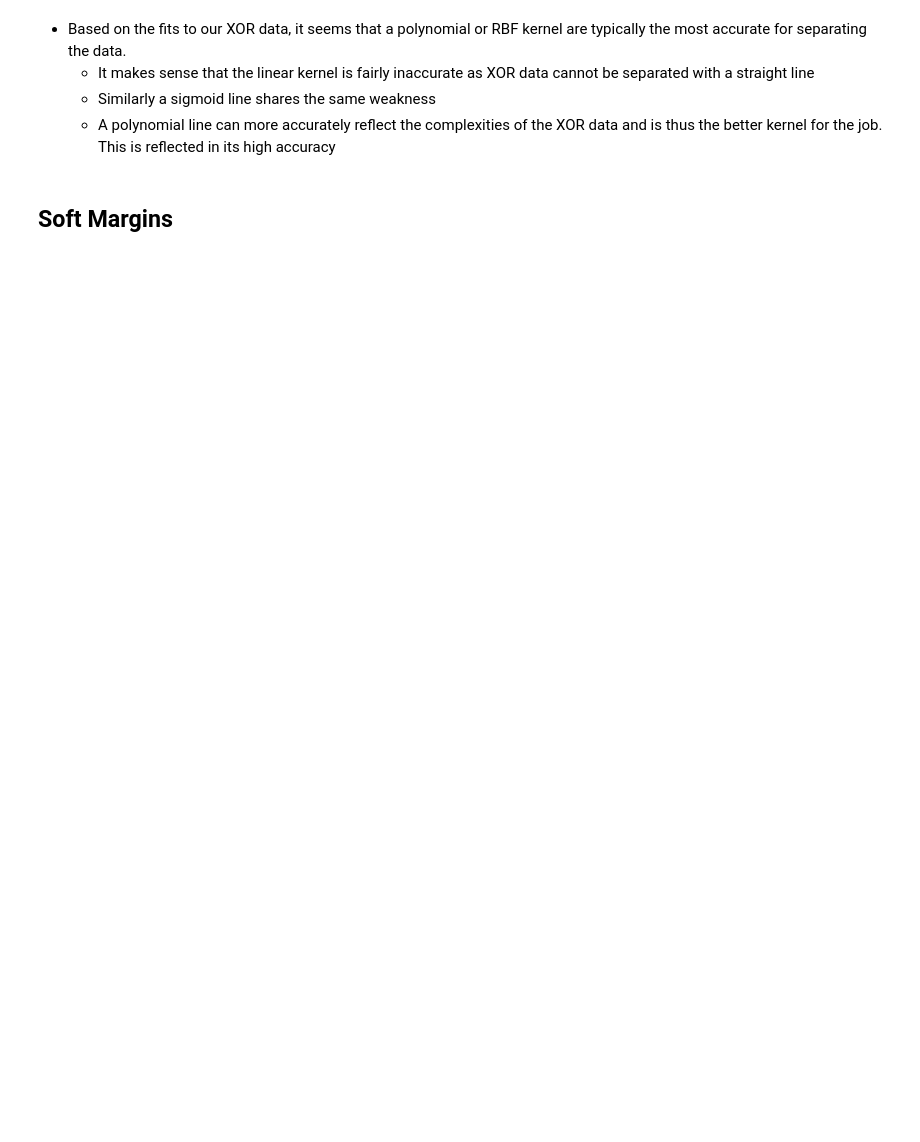
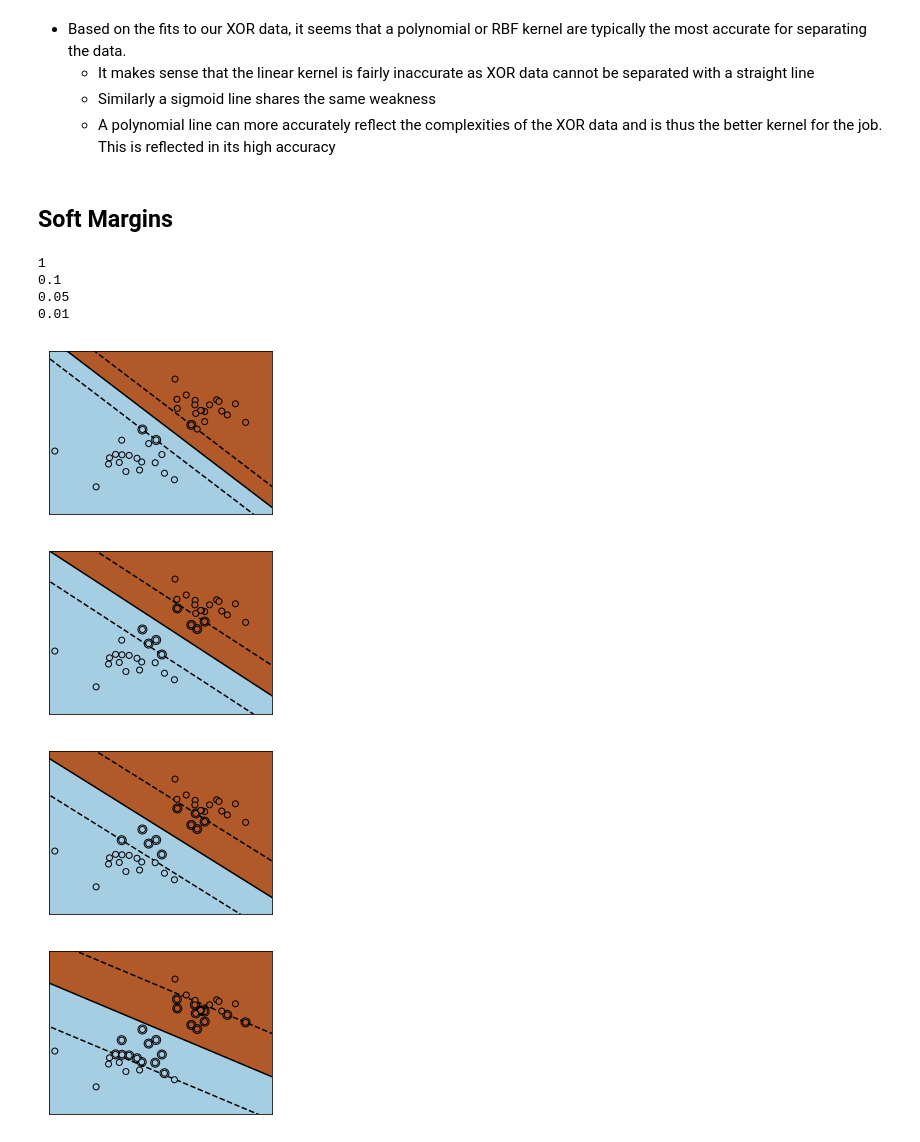
Before and after one commit to akkamin/ics435-svm, a Jupyter notebook: SVM_Combined.ipynb, the cells around one changed output. Drawn from its saved outputs; the diff is of its cells as text; code cells hidden in the pictures; blank space fills up the shorter version.

```diff
--- a/SVM_Combined.ipynb
+++ b/SVM_Combined.ipynb
@@ -403,3 +405,78 @@ accuracy for sigmoid svm: 60.0%
   - A polynomial line can more accurately reflect the complexities of the XOR data and is thus the better kernel for the job. This is reflected in its high accuracy
 # %% [markdown]
 ## Soft Margins
+# %%
+#from scikit learn example
+#https://scikit-learn.org/stable/auto_examples/svm/plot_svm_margin.html
+
+# we create 40 separable points
+np.random.seed(0)
+X = np.r_[np.random.randn(20, 2) - [2, 2], np.random.randn(20, 2) + [2, 2]]
+Y = [0] * 20 + [1] * 20
+
+# figure number
+fignum = 1
+
+# fit the model
+for name, penalty in (('unreg1', 1), ('unreg', .1), ('reg', 0.05), ('reg2', 0.01)):
+    print(str(penalty))
+    clf = svm.SVC(kernel='linear', C=penalty)
+    clf.fit(X, Y)
+
+    # get the separating hyperplane
+    w = clf.coef_[0]
+    a = -w[0] / w[1]
+    xx = np.linspace(-5, 5)
+    yy = a * xx - (clf.intercept_[0]) / w[1]
+
+    # plot the parallels to the separating hyperplane that pass through the
+    # support vectors (margin away from hyperplane in direction
+    # perpendicular to hyperplane). This is sqrt(1+a^2) away vertically in
+    # 2-d.
+    margin = 1 / np.sqrt(np.sum(clf.coef_ ** 2))
+    yy_down = yy - np.sqrt(1 + a ** 2) * margin
+    yy_up = yy + np.sqrt(1 + a ** 2) * margin
+
+    # plot the line, the points, and the nearest vectors to the plane
+    plt.figure(fignum, figsize=(4, 3))
+    plt.clf()
+    plt.plot(xx, yy, 'k-')
+    plt.plot(xx, yy_down, 'k--')
+    plt.plot(xx, yy_up, 'k--')
+
+    plt.scatter(clf.support_vectors_[:, 0], clf.support_vectors_[:, 1], s=80,
+                facecolors='none', zorder=10, edgecolors='k')
+    plt.scatter(X[:, 0], X[:, 1], c=Y, zorder=10, cmap=plt.cm.Paired,
+                edgecolors='k')
+
+    plt.axis('tight')
+    x_min = -4.8
+    x_max = 4.2
+    y_min = -6
+    y_max = 6
+
+    XX, YY = np.mgrid[x_min:x_max:200j, y_min:y_max:200j]
+    Z = clf.predict(np.c_[XX.ravel(), YY.ravel()])
+
+    # Put the result into a color plot
+    Z = Z.reshape(XX.shape)
+    plt.figure(fignum, figsize=(4, 3))
+    plt.pcolormesh(XX, YY, Z, cmap=plt.cm.Paired)
+
+    plt.xlim(x_min, x_max)
+    plt.ylim(y_min, y_max)
+
+    plt.xticks(())
+    plt.yticks(())
+    fignum = fignum + 1
+
+plt.show()
+# %% [output]
+1
+0.1
+0.05
+0.01
+[figure, added]
+[figure, added]
+[figure, added]
+[figure, added]
```
Also changed, not shown: parts of 15 cells of this notebook.
